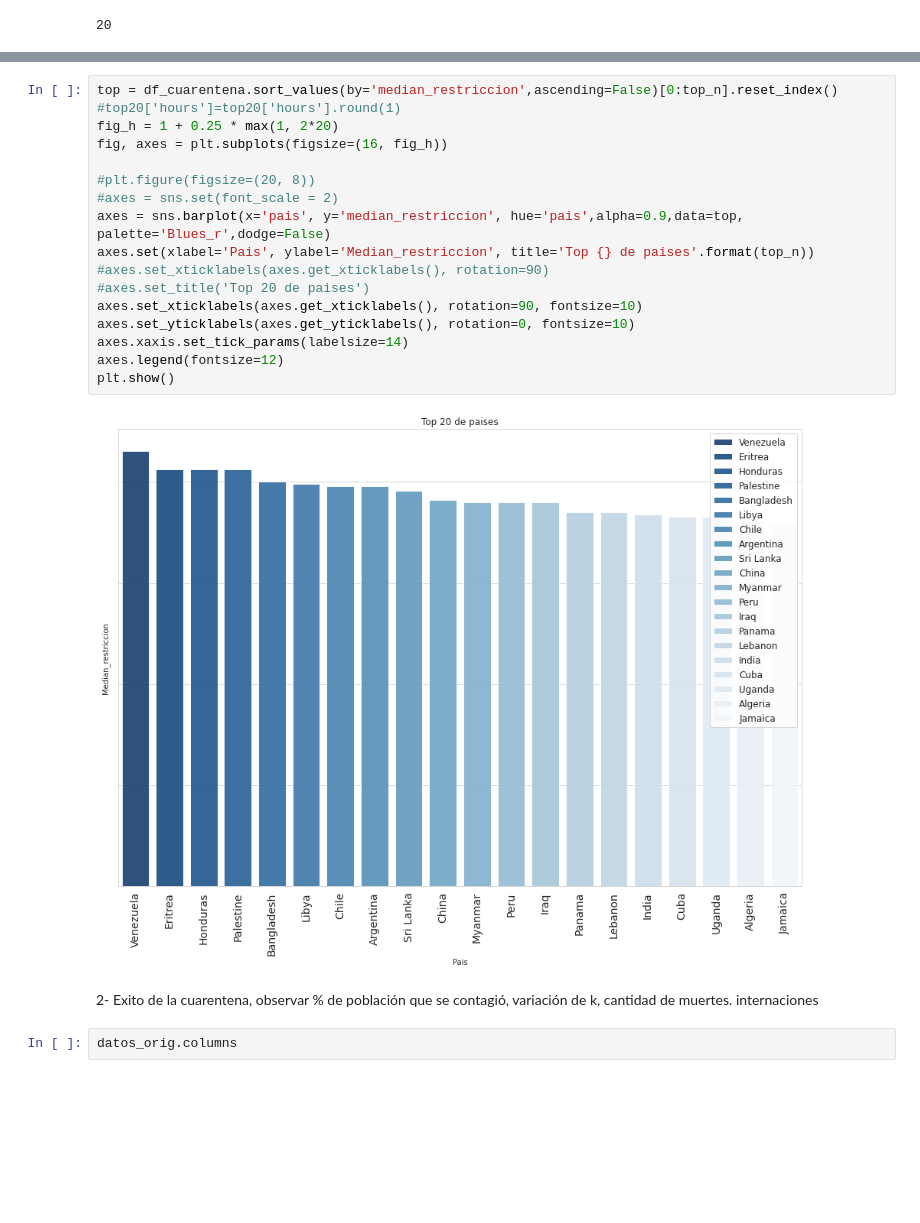
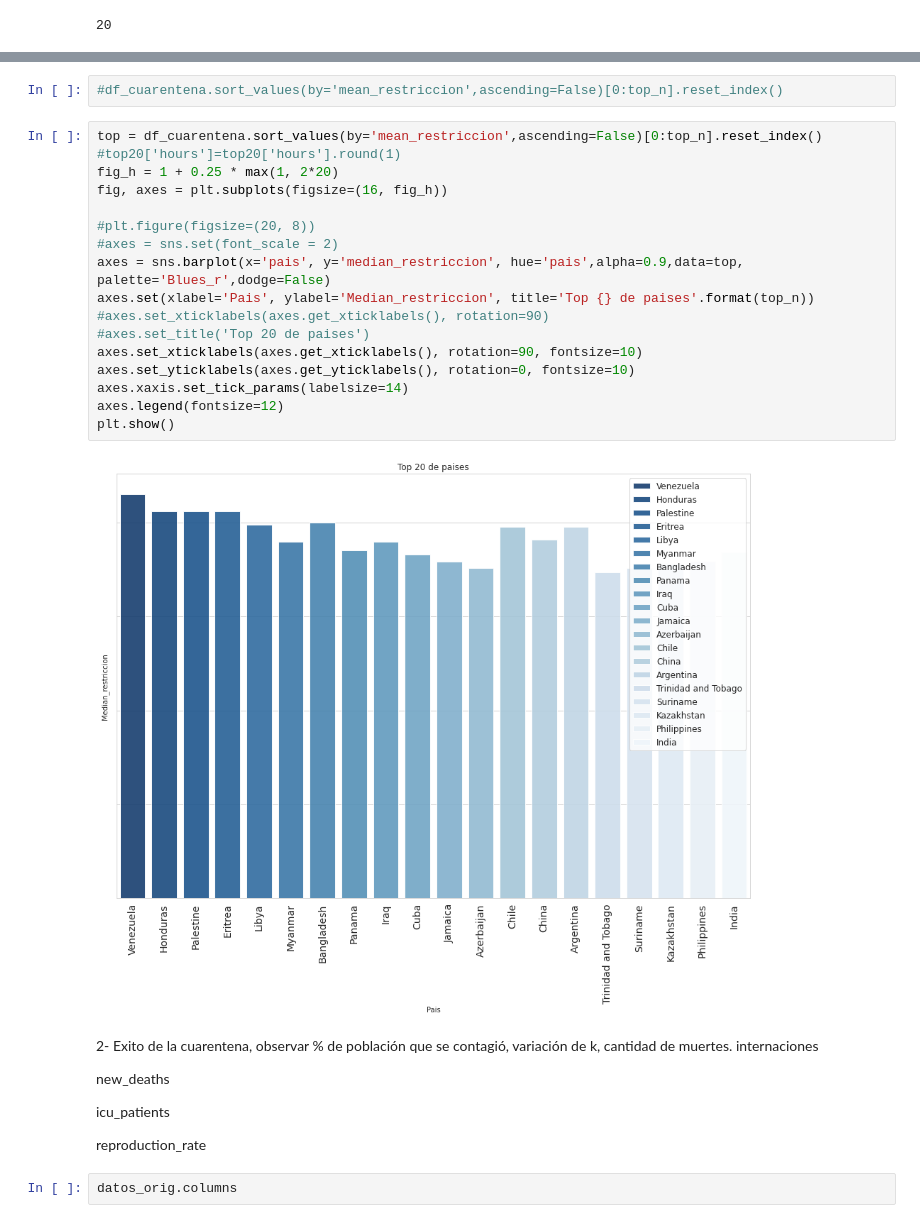
Before and after one commit to gonzalogperez/informe_pandemico, a Jupyter notebook: GonzaloGPerezProyecto_4.ipynb, the cells around one changed output, grey strips where cells are left out. Drawn from its saved outputs; the diff is of its cells as text; blank space fills up the shorter version.

```diff
--- a/GonzaloGPerezProyecto_4.ipynb
+++ b/GonzaloGPerezProyecto_4.ipynb
@@ -1312,24 +1289,32 @@ df_cuarentena[0:top_n]
+# %%
+#df_cuarentena.sort_values(by='mean_restriccion',ascending=False)[0:top_n].reset_index()
 # %%
-top = df_cuarentena.sort_values(by='median_restriccion',ascending=False)[0:top_n].reset_index()
+top = df_cuarentena.sort_values(by='mean_restriccion',ascending=False)[0:top_n].reset_index()
 #top20['hours']=top20['hours'].round(1)
 fig_h = 1 + 0.25 * max(1, 2*20)
 fig, axes = plt.subplots(figsize=(16, fig_h))
 
 #plt.figure(figsize=(20, 8))
 #axes = sns.set(font_scale = 2)
 axes = sns.barplot(x='pais', y='median_restriccion', hue='pais',alpha=0.9,data=top, palette='Blues_r',dodge=False)
 axes.set(xlabel='Pais', ylabel='Median_restriccion', title='Top {} de paises'.format(top_n))
 #axes.set_xticklabels(axes.get_xticklabels(), rotation=90)
 #axes.set_title('Top 20 de paises')
 axes.set_xticklabels(axes.get_xticklabels(), rotation=90, fontsize=10)
 axes.set_yticklabels(axes.get_yticklabels(), rotation=0, fontsize=10)
 axes.xaxis.set_tick_params(labelsize=14)
 axes.legend(fontsize=12)
 plt.show()
 # %% [output]
-[figure, old version]
+[figure, new version]
 # %% [markdown]
 2- Exito de la cuarentena, observar % de población que se contagió, variación de k, cantidad de muertes. internaciones
+
+new_deaths
+
+icu_patients
+
+reproduction_rate
 # %%
 datos_orig.columns
 # %% [output]
```
Also changed, not shown: parts of 29 cells of this notebook.
